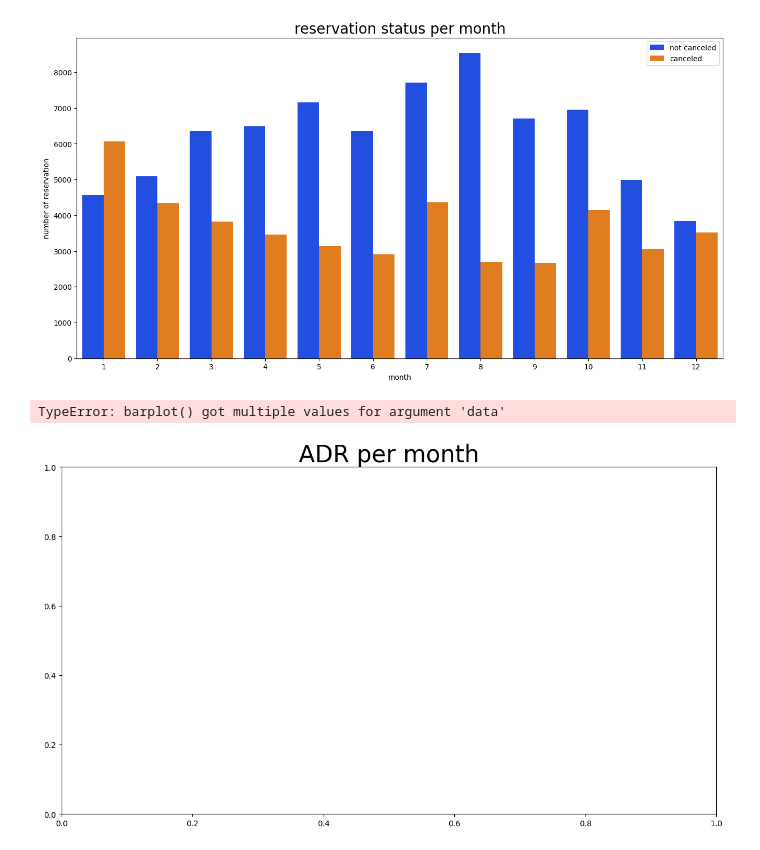
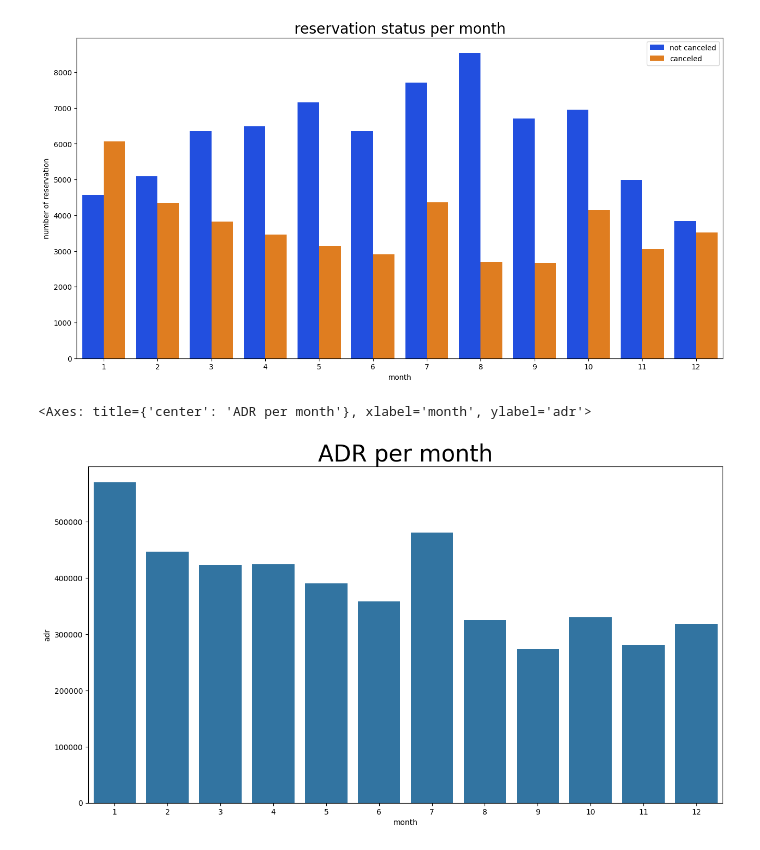
Before and after one commit to Binod-Dhami/hotel_booking, a Jupyter notebook: Hotel_Booking.ipynb, the cells around one changed output. Cells and saved outputs as stored; diff of their text form; code cells hidden in the pictures.

```diff
--- a/Hotel_Booking.ipynb
+++ b/Hotel_Booking.ipynb
@@ -321,8 +321,7 @@ plt.show()
 # %%
 plt.figure(figsize=(15,8))
 plt.title('ADR per month',fontsize=30)
-sns.barplot('month','adr',data=df[df['is_canceled']==1].groupby('month')[['adr']].sum().reset_index())
-plt.show()
+sns.barplot(x='month', y='adr', data=df[df['is_canceled'] == 1].groupby('month')[['adr']].sum().reset_index())
 # %% [output]
-TypeError: barplot() got multiple values for argument 'data'
+<Axes: title={'center': 'ADR per month'}, xlabel='month', ylabel='adr'>
-[figure, old version]
+[figure, new version]
```
Also changed, not shown: parts of 1 cell of this notebook.
